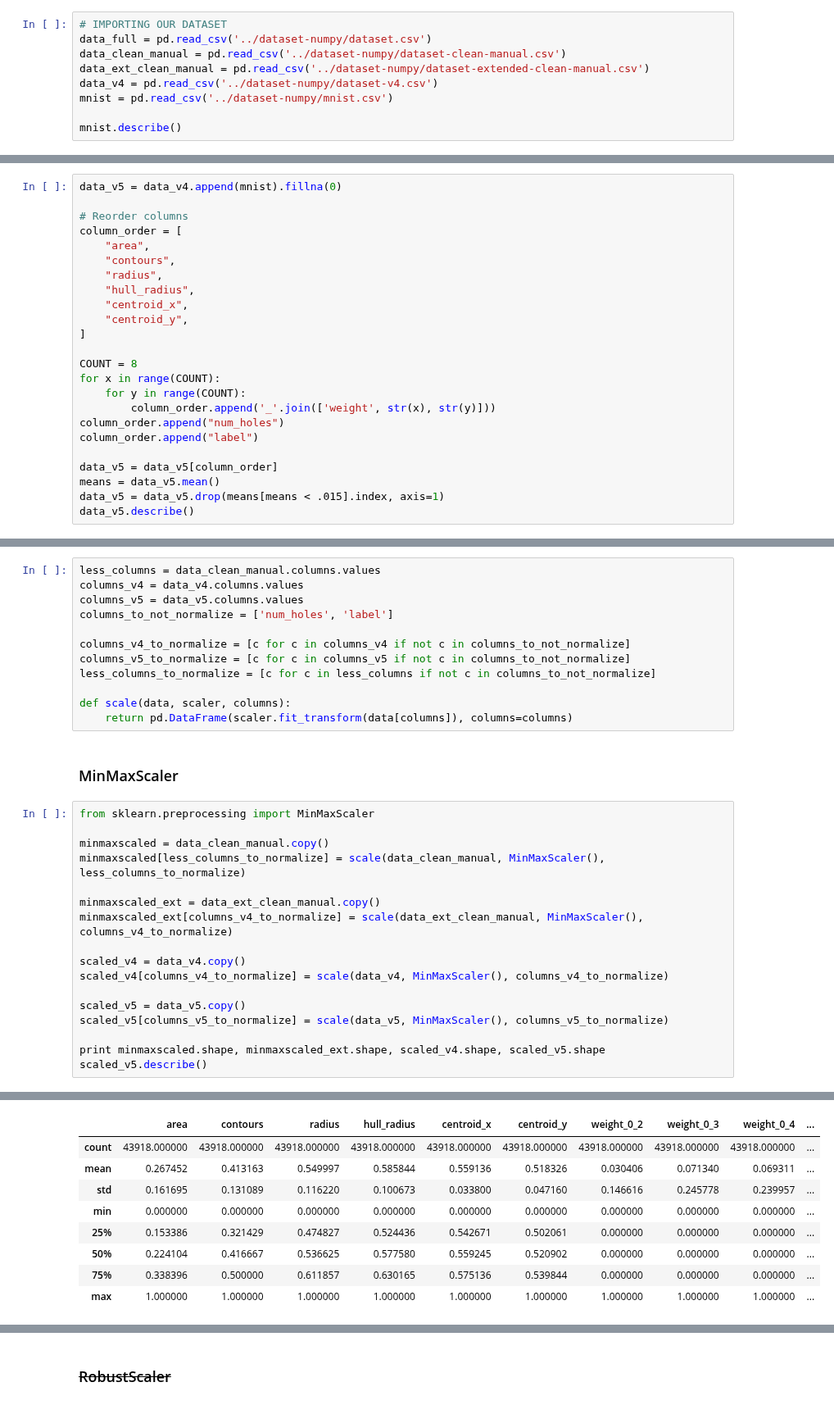
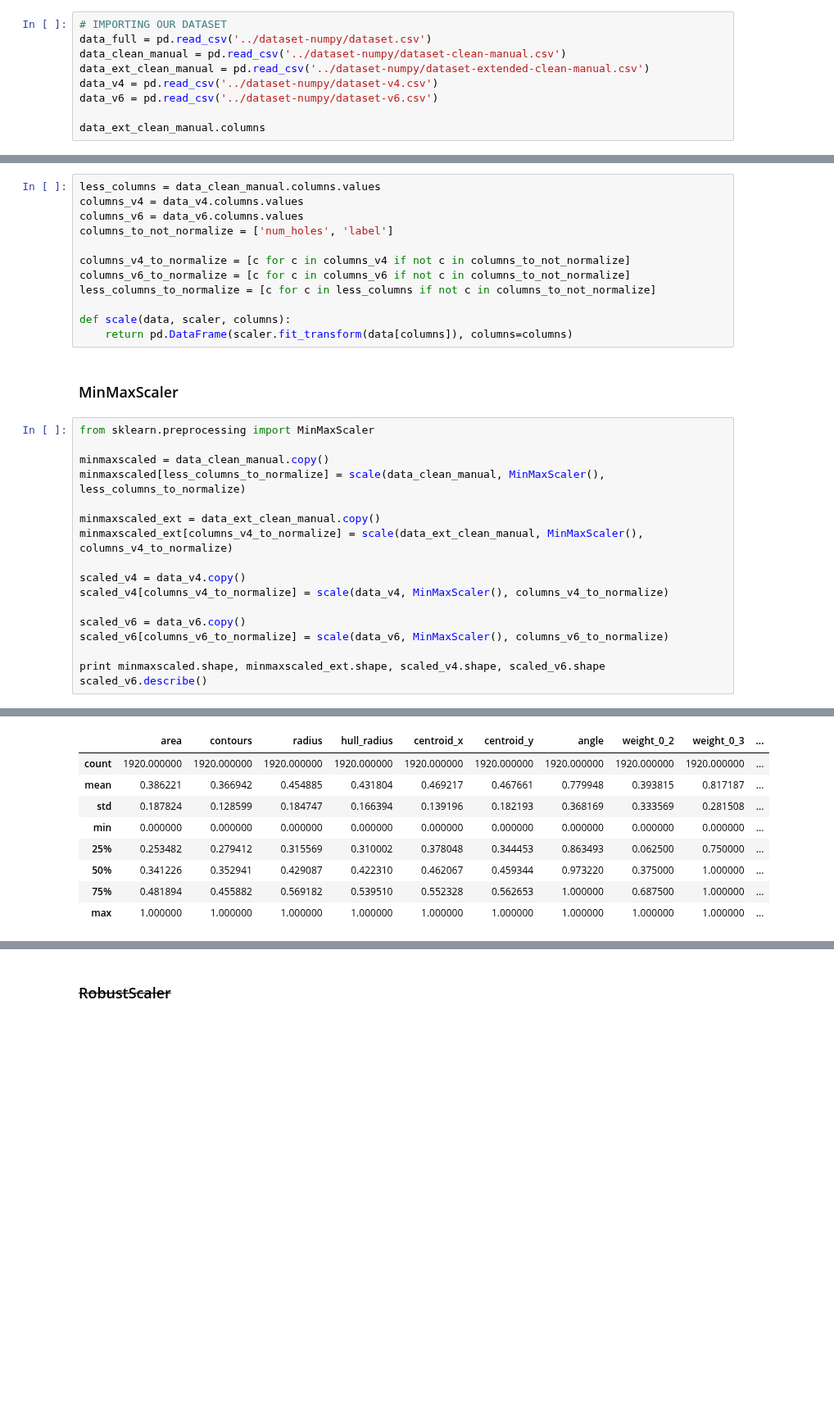
Before and after one commit to jsmienk/IML, a Jupyter notebook: notebooks/preprocessing_tryouts.ipynb, the cells around one changed output, grey strips where cells are left out. Shown at 82% size. Saved outputs shown, nothing was run; the diff lists cells and outputs as text; blank space fills up the shorter version.

Commit message:
Better dataset and app almost done.

```diff
--- a/notebooks/preprocessing_tryouts.ipynb
+++ b/notebooks/preprocessing_tryouts.ipynb
@@ -71,7 +71,7 @@ data_full = pd.read_csv('../dataset-numpy/dataset.csv')
 data_clean_manual = pd.read_csv('../dataset-numpy/dataset-clean-manual.csv')
 data_ext_clean_manual = pd.read_csv('../dataset-numpy/dataset-extended-clean-manual.csv')
 data_v4 = pd.read_csv('../dataset-numpy/dataset-v4.csv')
-mnist = pd.read_csv('../dataset-numpy/mnist.csv')
+data_v6 = pd.read_csv('../dataset-numpy/dataset-v6.csv')
 
-mnist.describe()
+data_ext_clean_manual.columns
 # %% [output]
@@ -88,24 +96,0 @@ mnist.describe()
-# %%
-data_v5 = data_v4.append(mnist).fillna(0)
-
-# Reorder columns
-column_order = [
-    "area",
-    "contours",
-    "radius",
-    "hull_radius",
-    "centroid_x",
-    "centroid_y",
-]
-
-COUNT = 8
-for x in range(COUNT):
-    for y in range(COUNT):
-        column_order.append('_'.join(['weight', str(x), str(y)]))
-column_order.append("num_holes")
-column_order.append("label")
-
-data_v5 = data_v5[column_order]
-means = data_v5.mean()
-data_v5 = data_v5.drop(means[means < .015].index, axis=1)
-data_v5.describe()
@@ -125,11 +99,11 @@ data_v5.describe()
 # %%
 less_columns = data_clean_manual.columns.values
 columns_v4 = data_v4.columns.values
-columns_v5 = data_v5.columns.values
+columns_v6 = data_v6.columns.values
 columns_to_not_normalize = ['num_holes', 'label']
 
 columns_v4_to_normalize = [c for c in columns_v4 if not c in columns_to_not_normalize]
-columns_v5_to_normalize = [c for c in columns_v5 if not c in columns_to_not_normalize]
+columns_v6_to_normalize = [c for c in columns_v6 if not c in columns_to_not_normalize]
 less_columns_to_normalize = [c for c in less_columns if not c in columns_to_not_normalize]
 
 def scale(data, scaler, columns):
@@ -148,9 +122,9 @@ minmaxscaled_ext[columns_v4_to_normalize] = scale(data_ext_clean_manual, MinMaxS
 scaled_v4 = data_v4.copy()
 scaled_v4[columns_v4_to_normalize] = scale(data_v4, MinMaxScaler(), columns_v4_to_normalize)
 
-scaled_v5 = data_v5.copy()
-scaled_v5[columns_v5_to_normalize] = scale(data_v5, MinMaxScaler(), columns_v5_to_normalize)
+scaled_v6 = data_v6.copy()
+scaled_v6[columns_v6_to_normalize] = scale(data_v6, MinMaxScaler(), columns_v6_to_normalize)
 
-print minmaxscaled.shape, minmaxscaled_ext.shape, scaled_v4.shape, scaled_v5.shape
-scaled_v5.describe()
+print minmaxscaled.shape, minmaxscaled_ext.shape, scaled_v4.shape, scaled_v6.shape
+scaled_v6.describe()
 # %% [output]
@@ -158,9 +132,9 @@ scaled_v5.describe()
-|  | area | contours | radius | hull_radius | centroid_x | centroid_y | weight_0_2 | weight_0_3 | weight_0_4 | ... |
-| count | 43918.000000 | 43918.000000 | 43918.000000 | 43918.000000 | 43918.000000 | 43918.000000 | 43918.000000 | 43918.000000 | 43918.000000 | ... |
-| mean | 0.267452 | 0.413163 | 0.549997 | 0.585844 | 0.559136 | 0.518326 | 0.030406 | 0.071340 | 0.069311 | ... |
-| std | 0.161695 | 0.131089 | 0.116220 | 0.100673 | 0.033800 | 0.047160 | 0.146616 | 0.245778 | 0.239957 | ... |
+|  | area | contours | radius | hull_radius | centroid_x | centroid_y | angle | weight_0_2 | weight_0_3 | ... |
+| count | 1920.000000 | 1920.000000 | 1920.000000 | 1920.000000 | 1920.000000 | 1920.000000 | 1920.000000 | 1920.000000 | 1920.000000 | ... |
+| mean | 0.386221 | 0.366942 | 0.454885 | 0.431804 | 0.469217 | 0.467661 | 0.779948 | 0.393815 | 0.817187 | ... |
+| std | 0.187824 | 0.128599 | 0.184747 | 0.166394 | 0.139196 | 0.182193 | 0.368169 | 0.333569 | 0.281508 | ... |
 | min | 0.000000 | 0.000000 | 0.000000 | 0.000000 | 0.000000 | 0.000000 | 0.000000 | 0.000000 | 0.000000 | ... |
-| 25% | 0.153386 | 0.321429 | 0.474827 | 0.524436 | 0.542671 | 0.502061 | 0.000000 | 0.000000 | 0.000000 | ... |
-| 50% | 0.224104 | 0.416667 | 0.536625 | 0.577580 | 0.559245 | 0.520902 | 0.000000 | 0.000000 | 0.000000 | ... |
-| 75% | 0.338396 | 0.500000 | 0.611857 | 0.630165 | 0.575136 | 0.539844 | 0.000000 | 0.000000 | 0.000000 | ... |
+| 25% | 0.253482 | 0.279412 | 0.315569 | 0.310002 | 0.378048 | 0.344453 | 0.863493 | 0.062500 | 0.750000 | ... |
+| 50% | 0.341226 | 0.352941 | 0.429087 | 0.422310 | 0.462067 | 0.459344 | 0.973220 | 0.375000 | 1.000000 | ... |
+| 75% | 0.481894 | 0.455882 | 0.569182 | 0.539510 | 0.552328 | 0.562653 | 1.000000 | 0.687500 | 1.000000 | ... |
 | max | 1.000000 | 1.000000 | 1.000000 | 1.000000 | 1.000000 | 1.000000 | 1.000000 | 1.000000 | 1.000000 | ... |
```
Also changed, not shown: parts of 13 cells of this notebook, 3 other files.
